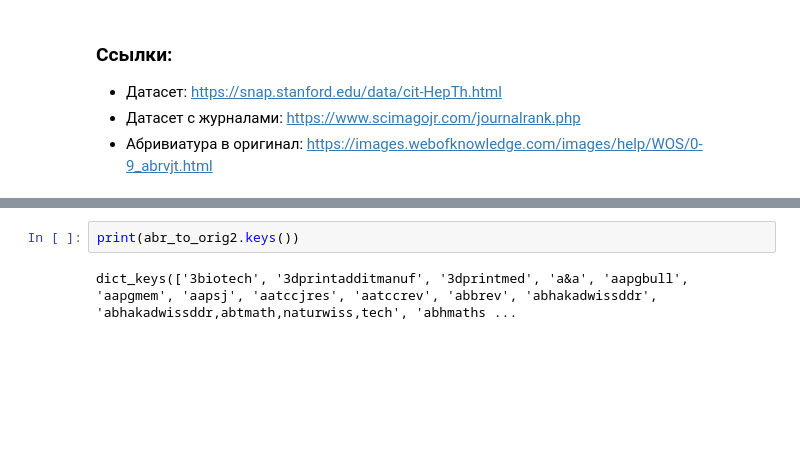
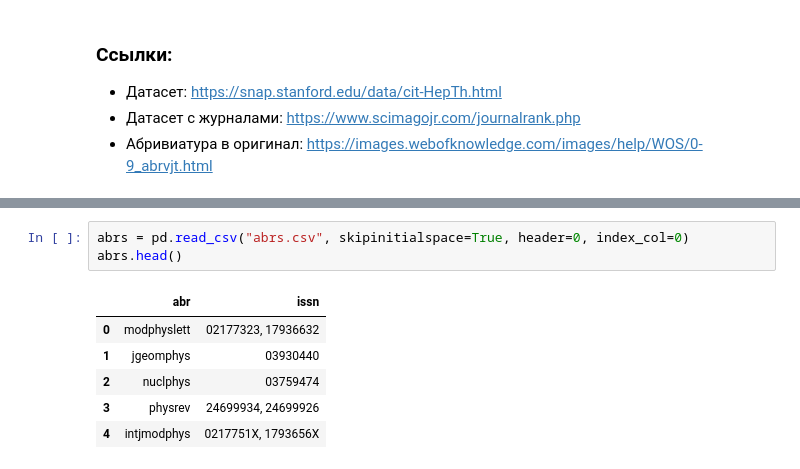
Before and after one commit to TeaDove/arxiv-journal-parsing, a Jupyter notebook: notebooks/parser.ipynb, the cells around one changed output, grey strips where cells are left out. Drawn from its saved outputs; the diff is of its cells as text; blank space fills up the shorter version.

```diff
--- a/notebooks/parser.ipynb
+++ b/notebooks/parser.ipynb
@@ -114,4 +46,10 @@ MatematicheskayaFisika,Analiz,Geometriya,
-# %%
-print(abr_to_orig2.keys())
-# %% [output]
-dict_keys(['3biotech', '3dprintadditmanuf', '3dprintmed', 'a&a', 'aapgbull', 'aapgmem', 'aapsj', 'aatccjres', 'aatccrev', 'abbrev', 'abhakadwissddr', 'abhakadwissddr,abtmath,naturwiss,tech', 'abhmaths ...
+# %%
+abrs = pd.read_csv("abrs.csv", skipinitialspace=True, header=0, index_col=0)
+abrs.head()
+# %% [output]
+|  | abr | issn |
+| 0 | modphyslett | 02177323, 17936632 |
+| 1 | jgeomphys | 03930440 |
+| 2 | nuclphys | 03759474 |
+| 3 | physrev | 24699934, 24699926 |
+| 4 | intjmodphys | 0217751X, 1793656X |
```
Also changed, not shown: parts of 14 cells of this notebook, 1 other file.
